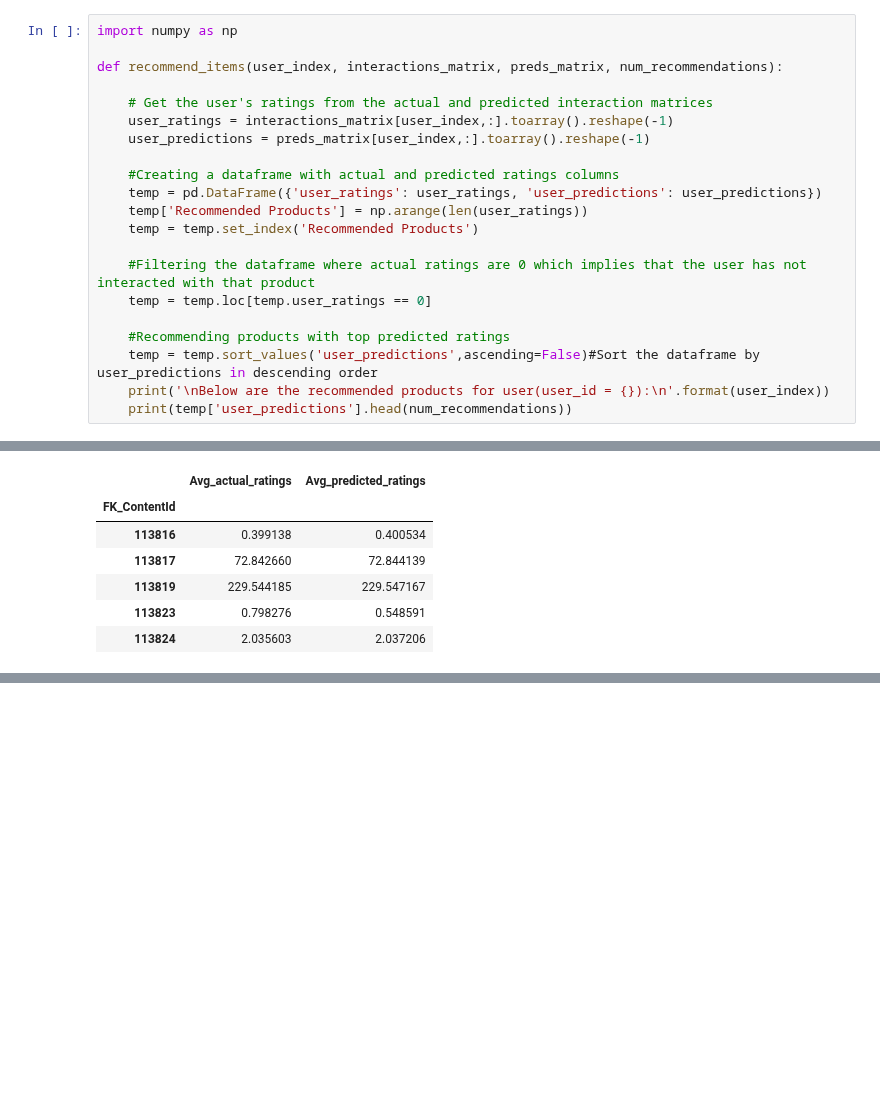
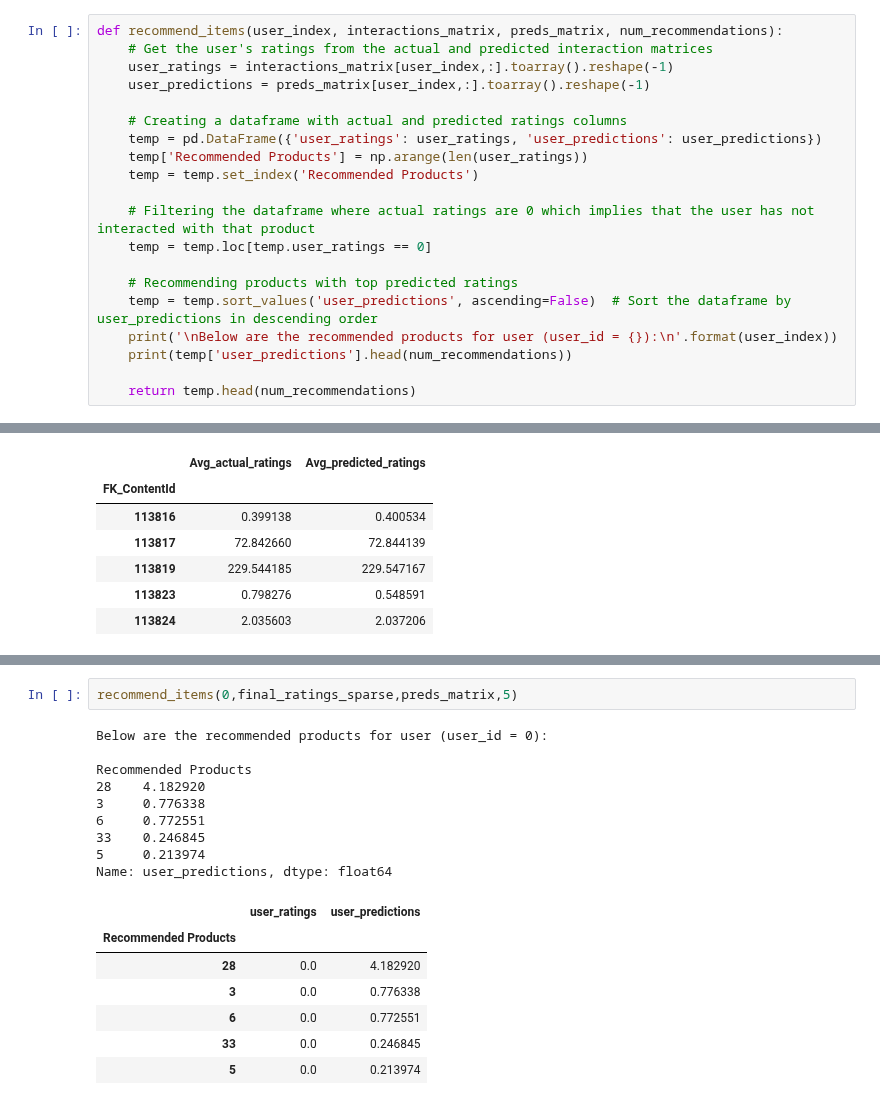
Before and after one commit to DboukAli98/KFHXRelatedAi, a Jupyter notebook: NoteBooks/Model Generation/Clustering.ipynb, the cells around one changed output, grey strips where cells are left out. Drawn from its saved outputs; the diff is of its cells as text; blank space fills up the shorter version.

```diff
--- a/NoteBooks/Model Generation/Clustering.ipynb
+++ b/NoteBooks/Model Generation/Clustering.ipynb
@@ -200,26 +290,25 @@ preds_matrix
 <Compressed Sparse Row sparse matrix of dtype 'float64'
         with 1728726 stored elements and shape (25054, 69)>
 # %%
-import numpy as np
-
 def recommend_items(user_index, interactions_matrix, preds_matrix, num_recommendations):
-
     # Get the user's ratings from the actual and predicted interaction matrices
     user_ratings = interactions_matrix[user_index,:].toarray().reshape(-1)
     user_predictions = preds_matrix[user_index,:].toarray().reshape(-1)
 
-    #Creating a dataframe with actual and predicted ratings columns
+    # Creating a dataframe with actual and predicted ratings columns
     temp = pd.DataFrame({'user_ratings': user_ratings, 'user_predictions': user_predictions})
     temp['Recommended Products'] = np.arange(len(user_ratings))
     temp = temp.set_index('Recommended Products')
 
-    #Filtering the dataframe where actual ratings are 0 which implies that the user has not interacted with that product
+    # Filtering the dataframe where actual ratings are 0 which implies that the user has not interacted with that product
     temp = temp.loc[temp.user_ratings == 0]
 
-    #Recommending products with top predicted ratings
-    temp = temp.sort_values('user_predictions',ascending=False)#Sort the dataframe by user_predictions in descending order
-    print('\nBelow are the recommended products for user(user_id = {}):\n'.format(user_index))
+    # Recommending products with top predicted ratings
+    temp = temp.sort_values('user_predictions', ascending=False)  # Sort the dataframe by user_predictions in descending order
+    print('\nBelow are the recommended products for user (user_id = {}):\n'.format(user_index))
     print(temp['user_predictions'].head(num_recommendations))
+
+    return temp.head(num_recommendations)
 # %%
 recommend_items(121,final_ratings_sparse,preds_matrix,5)
 # %% [output]
@@ -301,0 +398,19 @@ RMSE SVD Model = 0.12604837497535393
+# %%
+recommend_items(0,final_ratings_sparse,preds_matrix,5)
+# %% [output]
+Below are the recommended products for user (user_id = 0):
+
+Recommended Products
+28    4.182920
+3     0.776338
+6     0.772551
+33    0.246845
+5     0.213974
+Name: user_predictions, dtype: float64
+|  | user_ratings | user_predictions |
+| Recommended Products |  |  |
+| 28 | 0.0 | 4.182920 |
+| 3 | 0.0 | 0.776338 |
+| 6 | 0.0 | 0.772551 |
+| 33 | 0.0 | 0.246845 |
+| 5 | 0.0 | 0.213974 |
```
Also changed, not shown: parts of 4 cells of this notebook, 3 other files.
